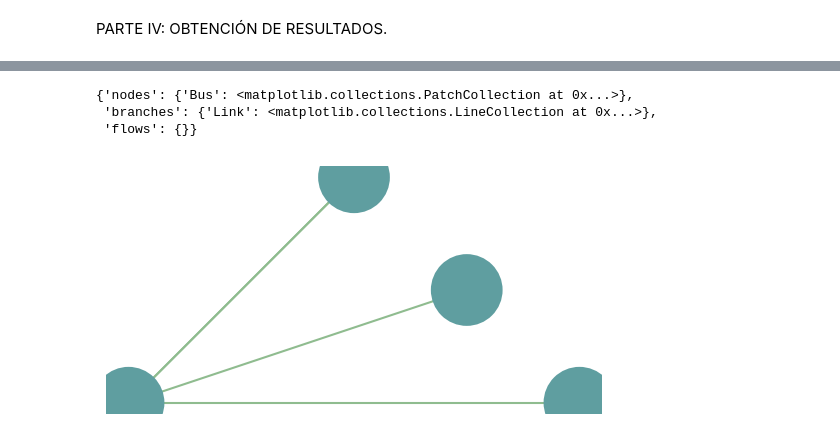
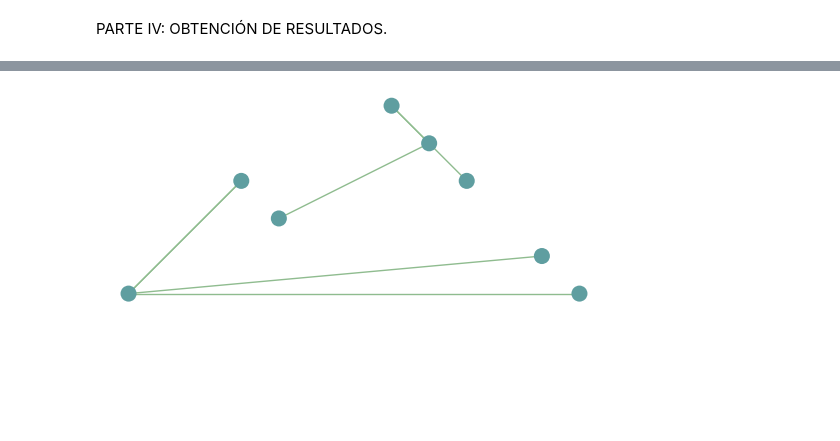
Before and after one commit to anabatres28-png/Dispatching-Project-in-PypSA, a Jupyter notebook: Modelo_España_Portugal/Dispatching_Portugal_España.ipynb, the cells around one changed output, grey strips where cells are left out. Drawn from its saved outputs; the diff is of its cells as text; code cells hidden in the pictures; blank space fills up the shorter version.

```diff
--- a/Modelo_España_Portugal/Dispatching_Portugal_España.ipynb
+++ b/Modelo_España_Portugal/Dispatching_Portugal_España.ipynb
@@ -453,14 +672,14 @@ StorageUnit Hstorage añadida en bus hydrogen_bus: 10000.0 MW · 1000 h y margin
 # %%
-# Store
-# --------------------------------------------------------------------------------------------
-df_store = data["Store"]
-print("Type of df_store:", type(df_store))
+
+df_store = data["store"]
+
 for _, store in df_store.iterrows():
-    network.add("Store",
-        store["Name"],
-        bus=store["Bus"],
+    network.add(
+        "Store",
+        store["name"].strip(),
+        bus=store["bus"].strip(),
         e_nom=store["e_nom"],
-        e_initial=store["e_initial"],
+        e_initial=store["e_initial"],  # ✅ sigue siendo estático
         e_min_pu=store["e_min_pu"],
         e_max_pu=store["e_max_pu"],
         e_cyclic=store["cyclic_state_of_charge"],
@@ -468,7 +687,14 @@ for _, store in df_store.iterrows():
         marginal_cost=store["marginal_cost"],
         carrier=store["carrier"],
         overwrite=store["overwrite"]
-        )
-# ------------- Verificación --------------------------------------------------------------
-    print(f"Store: {store['Name']} añadido en bus {store['Bus']}: {store['e_nom']} MWh · inicial {store['e_initial']} MWh · min {store['e_min_pu']} pu · max {store['e_max_pu']} pu · coste marginal {store['marginal_cost']}")
+    )
+
+    print(f"✅ Store '{store['name']}' añadida en bus {store['bus']}: "
+          f"{store['e_nom']} MWh · inicial {store['e_initial']} MWh · "
+          f"min {store['e_min_pu']} pu · max {store['e_max_pu']} pu · "
+          f"coste marginal {store['marginal_cost']}")
+
+# Verificación con API moderna
+print("\n=== Stores estáticos ===")
+print(network.stores.static.head())
 # %% [output]
@@ -504,12 +720,12 @@ RESTRICCIONES
 # %%
 # EMISIONES DE CO2.
 # --------------------------- Precio CO2 y factor de emisión --------------------------------
-co2_price = 100  # €/tCO2
-emission_factor = 0.202  # tCO2/MWh para gas
+#co2_price = 100  # €/tCO2
+#emission_factor = 0.202  # tCO2/MWh para gas
 # --------------------------- Coste adicional por CO2 ----------------------------------------
-co2_cost = co2_price * emission_factor  # 20.2 €/MWh
+#co2_cost = co2_price * emission_factor  # 20.2 €/MWh
 # --------------------------- Sumarlo al coste marginal del link CCGT ------------------------
-network.links.at["CCGT", "marginal_cost"] += co2_cost
+#network.links.at["CCGT", "marginal_cost"] += co2_cost
 # %% [markdown]
 PARTE III: OPTIMIZACIÓN
 # %%
@@ -537,5 +749,5 @@ INFO:pypsa.optimization.optimize:The shadow-prices of the constraints Generator-
 # %% [markdown]
 PARTE IV: OBTENCIÓN DE RESULTADOS.
 # %%
-network.plot()
+network.plot(bus_sizes=0.001, link_widths=1)
 # %% [output]
@@ -544,7 +757,4 @@ WARNING:pypsa.plot.maps.static:Cartopy needs to be installed to use `geomap=True
-{'nodes': {'Bus': <matplotlib.collections.PatchCollection at 0x...>},
- 'branches': {'Link': <matplotlib.collections.LineCollection at 0x...>},
- 'flows': {}}
-[figure, old version]
+[figure, new version]
 # %%
 # RESULTADOS NUMÉRICOS QUE CUBREN LA DEMANDA
 print(" Generator p:", network.generators_t.p.iloc[0])
```
Also changed, not shown: parts of 47 cells of this notebook, 16 other files.
